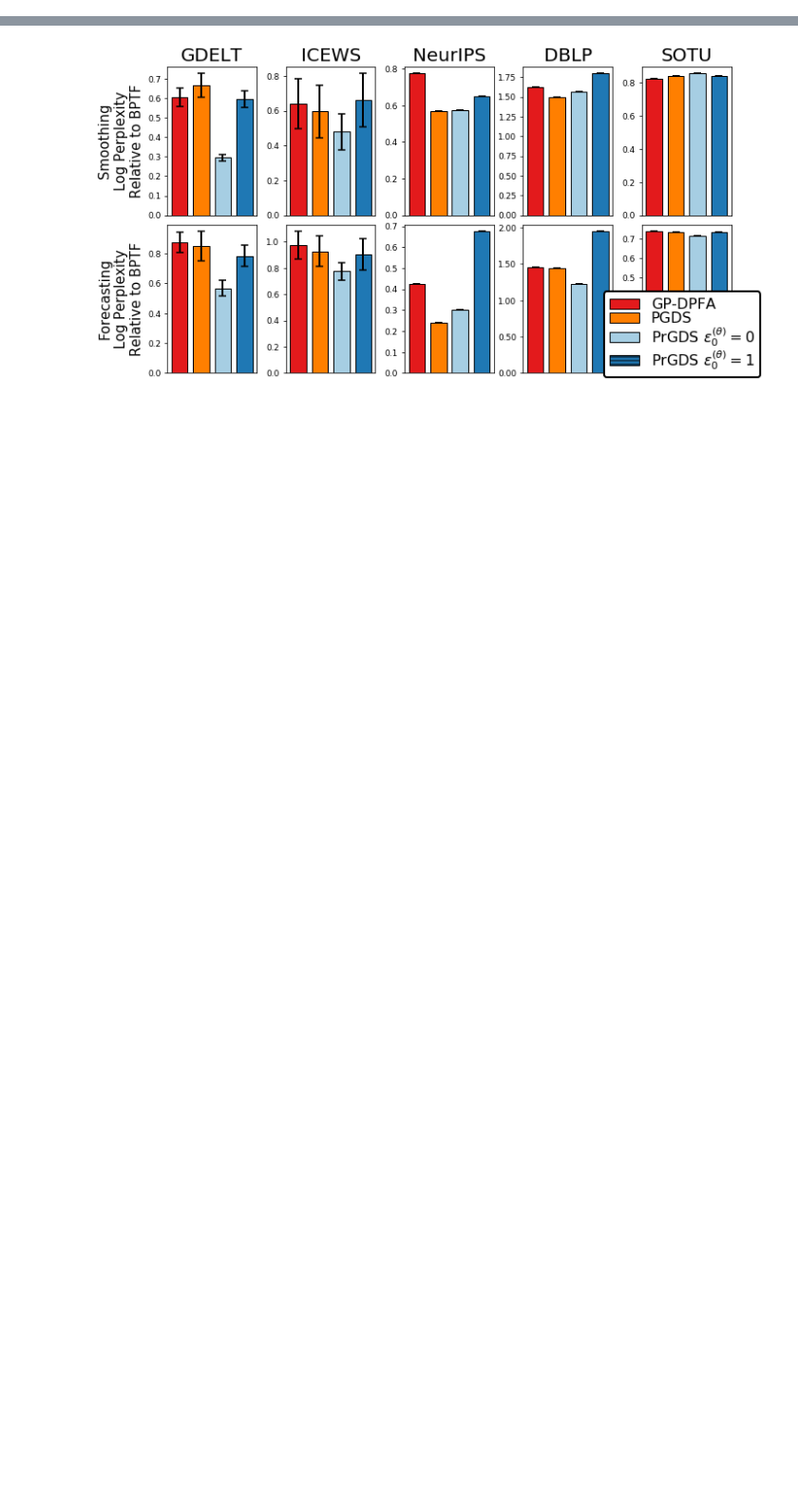
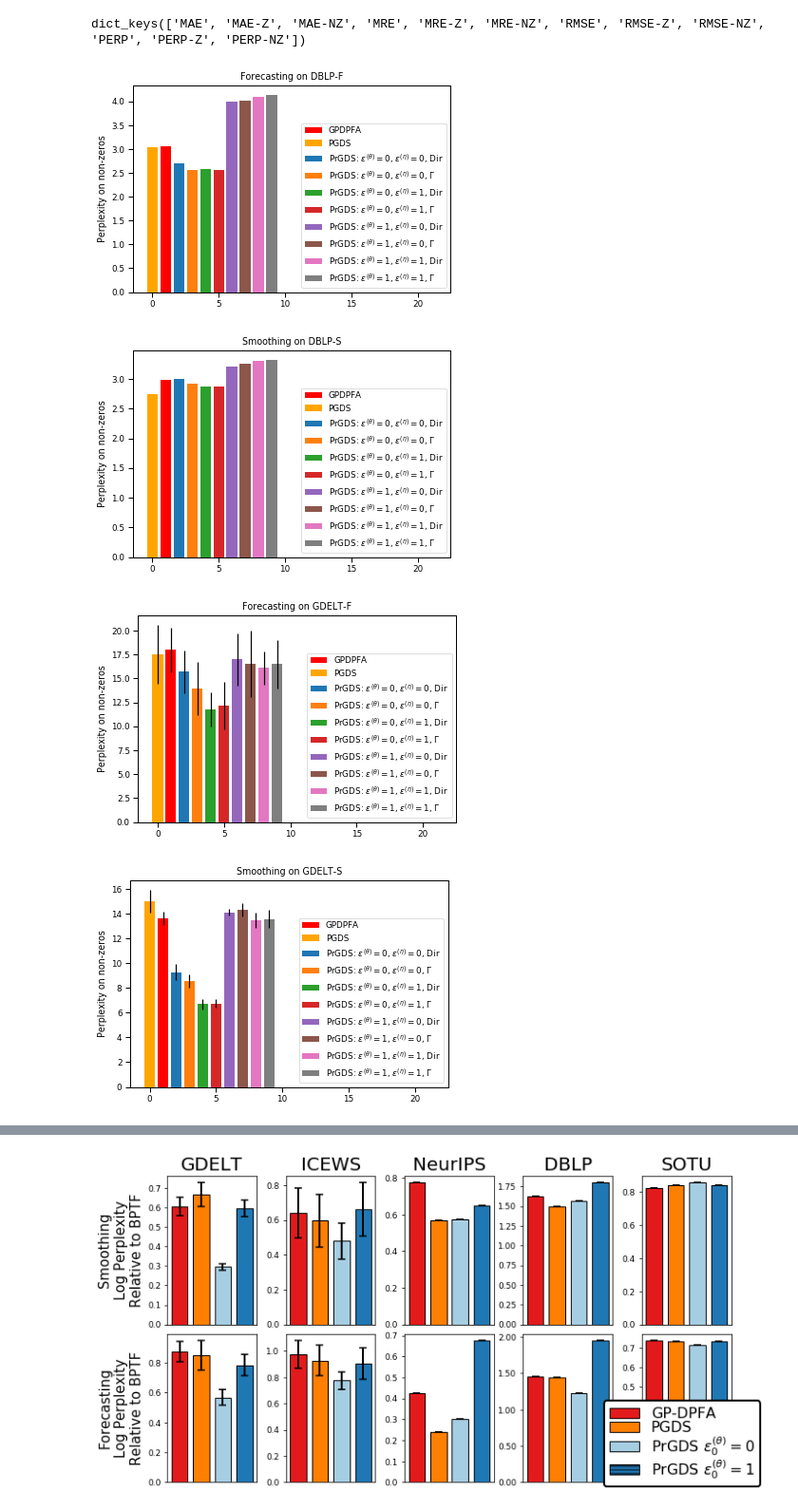
Before and after one commit to aschein/prgds, a Jupyter notebook: results/matrices/matrix_results.ipynb, the cells around one changed output, grey strips where cells are left out. Shown at 95% size. Cells and saved outputs as stored; diff of their text form; code cells hidden in the pictures; blank space fills up the shorter version.

```diff
--- a/results/matrices/matrix_results.ipynb
+++ b/results/matrices/matrix_results.ipynb
@@ -16,3 +16,54 @@ with open('new_5_all_results.pkl', 'rb') as f:
     all_results = pickle.load(f)
 
 bptf_df = pd.read_pickle('bptf_matrix_results_df.pkl')
+# %%
+all_results['GDELT-F']['pgds'].keys()
+# %% [output]
+dict_keys(['MAE', 'MAE-Z', 'MAE-NZ', 'MRE', 'MRE-Z', 'MRE-NZ', 'RMSE', 'RMSE-Z', 'RMSE-NZ', 'PERP', 'PERP-Z', 'PERP-NZ'])
+# %%
+# sns.set_context('paper')
+
+err_metric = 'PERP-NZ'
+for dataset in sorted(all_results.keys()):
+    vals = np.log(np.asarray(all_results[dataset]['gpdpfa'][err_metric]))
+    plt.bar(1, vals.mean(), yerr=vals.std(), label='GPDPFA', color='red')
+
+    vals = np.log(np.asarray(all_results[dataset]['pgds'][err_metric]))
+    plt.bar(0, vals.mean(), yerr=vals.std(), label='PGDS', color='orange')
+
+    xtick = 2
+    for theta_eps, nu_eps, mtx_is_dirichlet in it.product([0,1],[0,1],[True,False]):
+#         if theta_eps == 1 or nu_eps == 1:
+#             continue
+#         if not mtx_is_dirichlet:
+#             continue
+        prior = 'dir' if mtx_is_dirichlet else 'gam'
+        model = 'v2-%s-theta%d-nu%d' % (prior, theta_eps, nu_eps)
+        vals = np.log(np.asarray(all_results[dataset][model][err_metric]))
+
+        label ='PrGDS: $\\epsilon^{(\\theta)}{=}%d$, '% theta_eps
+        label +='$\\epsilon^{(\\eta)}{=}%d$, '% nu_eps
+        label += 'Dir' if mtx_is_dirichlet else '$\Gamma$'
+        plt.bar(xtick, vals.mean(), yerr=vals.std(), label=label)
+        xtick += 1
+
+    for _ in range(12):
+        plt.bar(xtick + _, 0)
+
+    ylabel = 'Perplexity '
+    if 'nz' in err_metric.lower():
+        ylabel += 'on non-zeros'
+    elif 'z' in err_metric.lower():
+        ylabel += 'on zeros'
+    plt.ylabel(ylabel)
+
+    title = 'Smoothing on ' if '-s' in dataset.lower() else 'Forecasting on '
+    title += dataset.upper()
+    plt.title(title)
+    plt.legend(loc='lower right')
+    plt.show()
+# %% [output]
+[figure, added]
+[figure, added]
+[figure, added]
+[figure, added]
```
Also changed, not shown: parts of 3 cells of this notebook, 3 other files.
